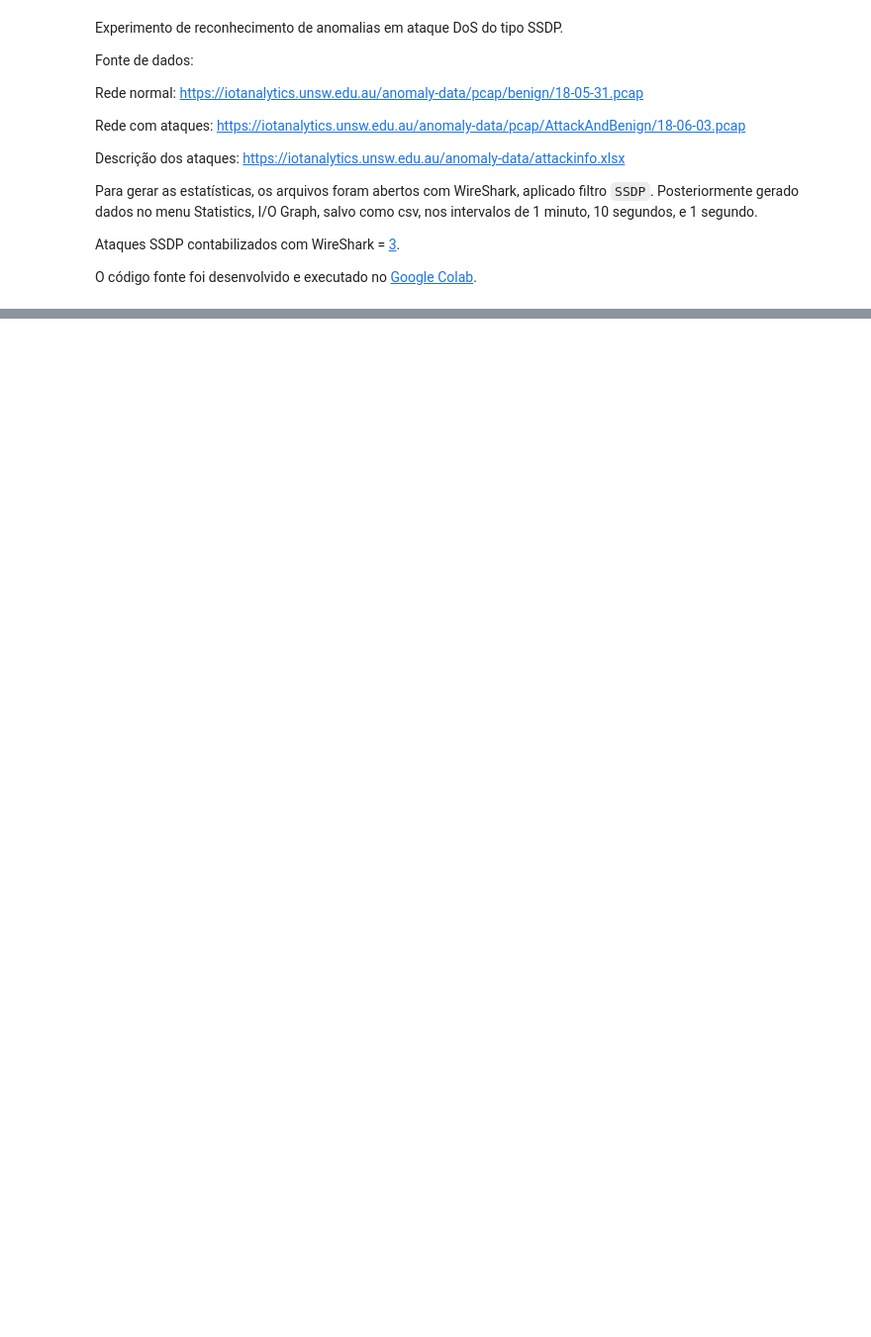
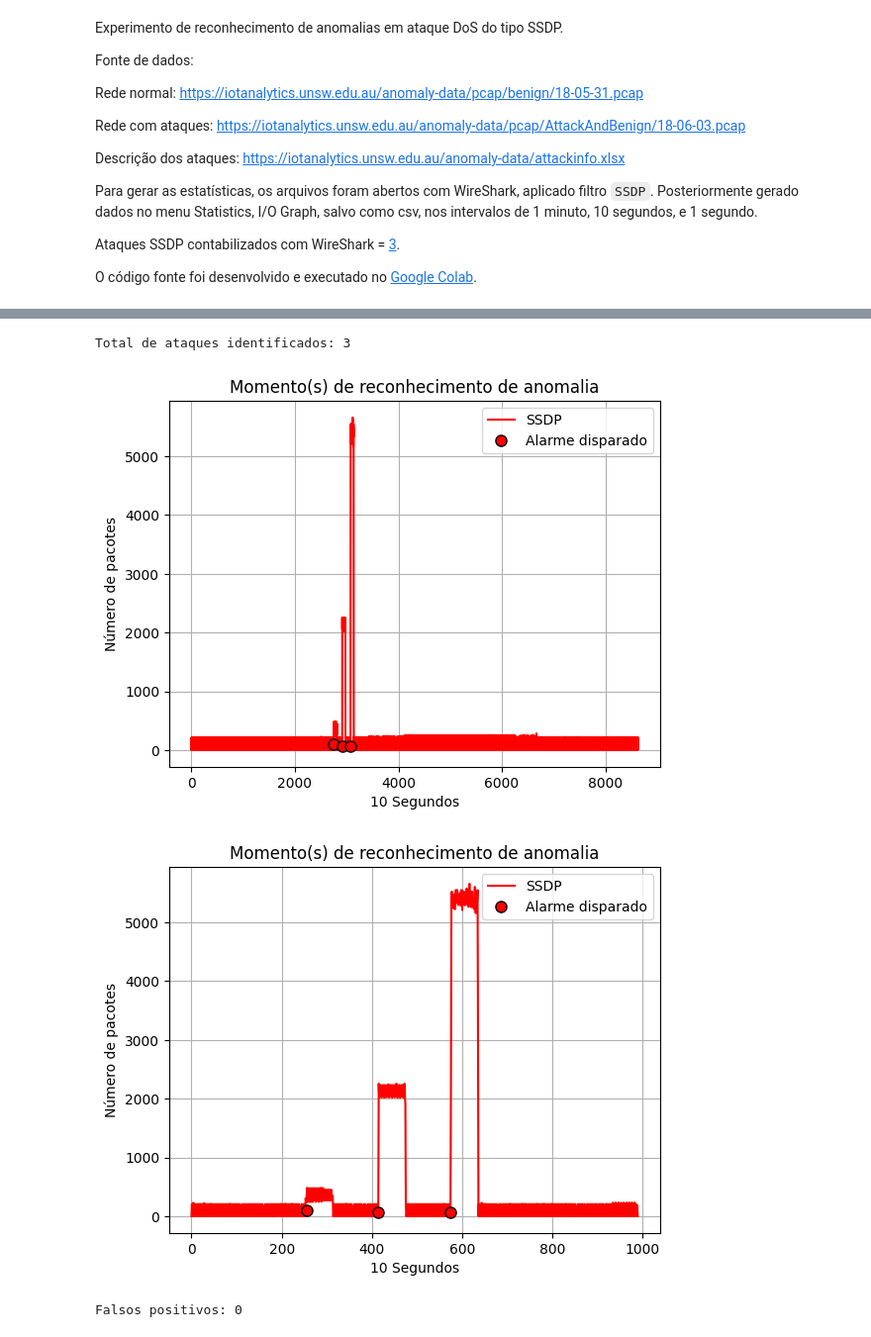
Before and after one commit to hflautert/AnomalyDetection, a Jupyter notebook: AnomaliaSSDP.ipynb, the cells around one changed output, grey strips where cells are left out. Shown at 99% size. Saved outputs shown, nothing was run; the diff lists cells and outputs as text; code cells hidden in the pictures; blank space fills up the shorter version.

```diff
--- a/AnomaliaSSDP.ipynb
+++ b/AnomaliaSSDP.ipynb
@@ -317,0 +194,30 @@ Falsos positivos: 0
+# %%
+## Para reaproveitamento das chamadas
+dados_normal=dados_normal_10s
+dados_ataque=dados_ataque_10s
+unidade_de_tempo='10 Segundos'
+delta=1.1
+intervalo=10
+taxa_minima=100
+##
+
+ataques_reconhecidos,falsos_positivos,alarme_normal_pos,alarme_normal_val,alarme_ataque_pos,alarme_ataque_val=aplica_modelo(dados_normal,dados_ataque,delta,intervalo,taxa_minima)
+
+print ("Total de ataques identificados:",ataques_reconhecidos)
+visualiza_alarmes(dados_ataque,alarme_ataque_pos,alarme_ataque_val,unidade_de_tempo,tipo_dos_pacotes,intervalo,'r')
+# Recorte para aproximacao
+dados_ataque=dados_ataque[2500:3500]
+ataques_reconhecidos,falsos_positivos,alarme_normal_pos,alarme_normal_val,alarme_ataque_pos,alarme_ataque_val=aplica_modelo(dados_normal,dados_ataque,delta,intervalo,taxa_minima)
+visualiza_alarmes(dados_ataque,alarme_ataque_pos,alarme_ataque_val,unidade_de_tempo,tipo_dos_pacotes,intervalo,'r')
+
+print ("Falsos positivos:",falsos_positivos)
+visualiza_alarmes(dados_normal,alarme_normal_pos,alarme_normal_val,unidade_de_tempo,tipo_dos_pacotes,intervalo,'g')
+# Recorte para aproximacao
+dados_normal=dados_normal[:1500]
+ataques_reconhecidos,falsos_positivos,alarme_normal_pos,alarme_normal_val,alarme_ataque_pos,alarme_ataque_val=aplica_modelo(dados_normal,dados_ataque,delta,intervalo,taxa_minima)
+visualiza_alarmes(dados_normal,alarme_normal_pos,alarme_normal_val,unidade_de_tempo,tipo_dos_pacotes,intervalo,'g')
+# %% [output]
+Total de ataques identificados: 3
+[figure, added]
+[figure, added]
+Falsos positivos: 0
```
Also changed, not shown: parts of 9 cells of this notebook.
